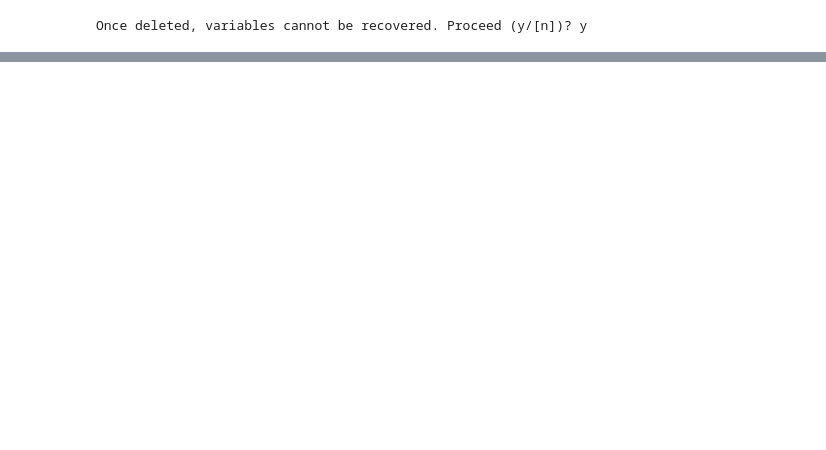
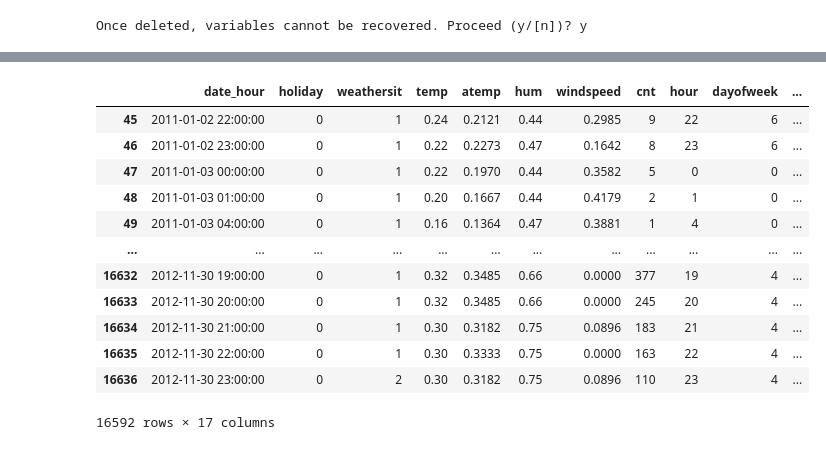
Before and after one commit to DaanEising/RentalPredictions, a Jupyter notebook: Main.ipynb, the cells around one changed output, grey strips where cells are left out. Cells and saved outputs as stored; diff of their text form; code cells hidden in the pictures; blank space fills up the shorter version.

```diff
--- a/Main.ipynb
+++ b/Main.ipynb
@@ -27,2 +29,36 @@ display(df)
 16637 rows × 8 columns
+# %%
+df['date_hour'] = pd.to_datetime(df['date_hour'])
+
+def datetime_preprocessing(df):
+    df['hour'] = df['date_hour'].dt.hour
+    df['dayofweek'] = df['date_hour'].dt.dayofweek
+    df['dayofyear'] = df['date_hour'].dt.dayofyear
+    df['weekday_name'] = df['date_hour'].dt.day_name()
+    df['week_number'] = df['date_hour'].dt.isocalendar().week
+    df['month'] = df['date_hour'].dt.month
+    df['month_name'] = df['date_hour'].dt.month_name()
+    df['year'] = df['date_hour'].dt.year
+    season2011 = pd.cut(df['dayofyear'][df['year'] == 2011], bins=[0, 59, 151, 243, 334, 365], labels=['winter', 'spring', 'summer', 'fall', 'winter'], ordered=False)
+    season2012 = pd.cut(df['dayofyear'][df['year'] == 2012], bins=[0, 60, 152, 244, 335, 366], labels=['winter', 'spring', 'summer', 'fall', 'winter'], ordered=False)
+    df['season'] = season2011.tolist() + season2012.tolist()
+
+    return df
+
+df = datetime_preprocessing(df)
+display(df[45:])
+# %% [output]
+|  | date_hour | holiday | weathersit | temp | atemp | hum | windspeed | cnt | hour | dayofweek | ... |
+| 45 | 2011-01-02 22:00:00 | 0 | 1 | 0.24 | 0.2121 | 0.44 | 0.2985 | 9 | 22 | 6 | ... |
+| 46 | 2011-01-02 23:00:00 | 0 | 1 | 0.22 | 0.2273 | 0.47 | 0.1642 | 8 | 23 | 6 | ... |
+| 47 | 2011-01-03 00:00:00 | 0 | 1 | 0.22 | 0.1970 | 0.44 | 0.3582 | 5 | 0 | 0 | ... |
+| 48 | 2011-01-03 01:00:00 | 0 | 1 | 0.20 | 0.1667 | 0.44 | 0.4179 | 2 | 1 | 0 | ... |
+| 49 | 2011-01-03 04:00:00 | 0 | 1 | 0.16 | 0.1364 | 0.47 | 0.3881 | 1 | 4 | 0 | ... |
+| ... | ... | ... | ... | ... | ... | ... | ... | ... | ... | ... | ... |
+| 16632 | 2012-11-30 19:00:00 | 0 | 1 | 0.32 | 0.3485 | 0.66 | 0.0000 | 377 | 19 | 4 | ... |
+| 16633 | 2012-11-30 20:00:00 | 0 | 1 | 0.32 | 0.3485 | 0.66 | 0.0000 | 245 | 20 | 4 | ... |
+| 16634 | 2012-11-30 21:00:00 | 0 | 1 | 0.30 | 0.3182 | 0.75 | 0.0896 | 183 | 21 | 4 | ... |
+| 16635 | 2012-11-30 22:00:00 | 0 | 1 | 0.30 | 0.3333 | 0.75 | 0.0000 | 163 | 22 | 4 | ... |
+| 16636 | 2012-11-30 23:00:00 | 0 | 2 | 0.30 | 0.3182 | 0.75 | 0.0896 | 110 | 23 | 4 | ... |
+16592 rows × 17 columns
 # %%
```
Also changed, not shown: parts of 11 cells of this notebook.
